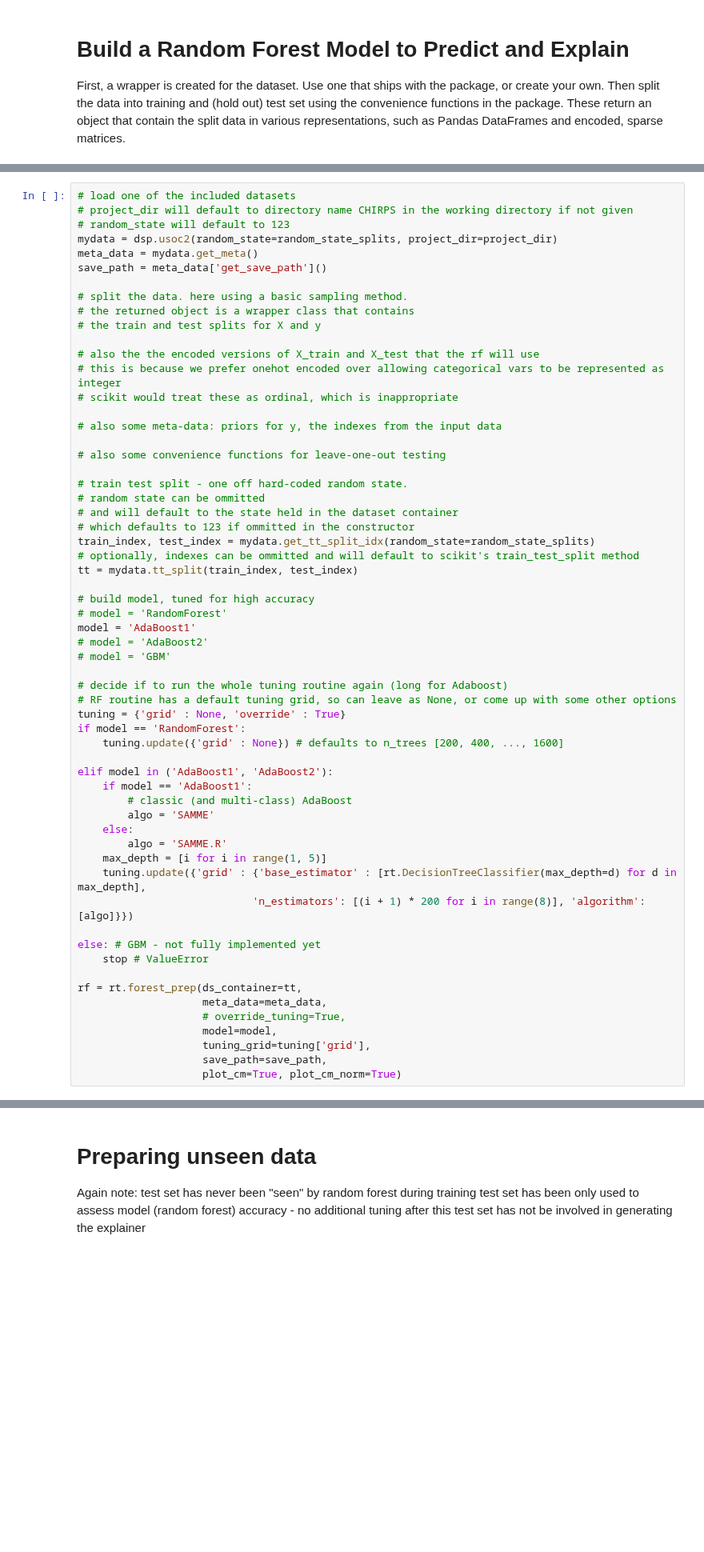
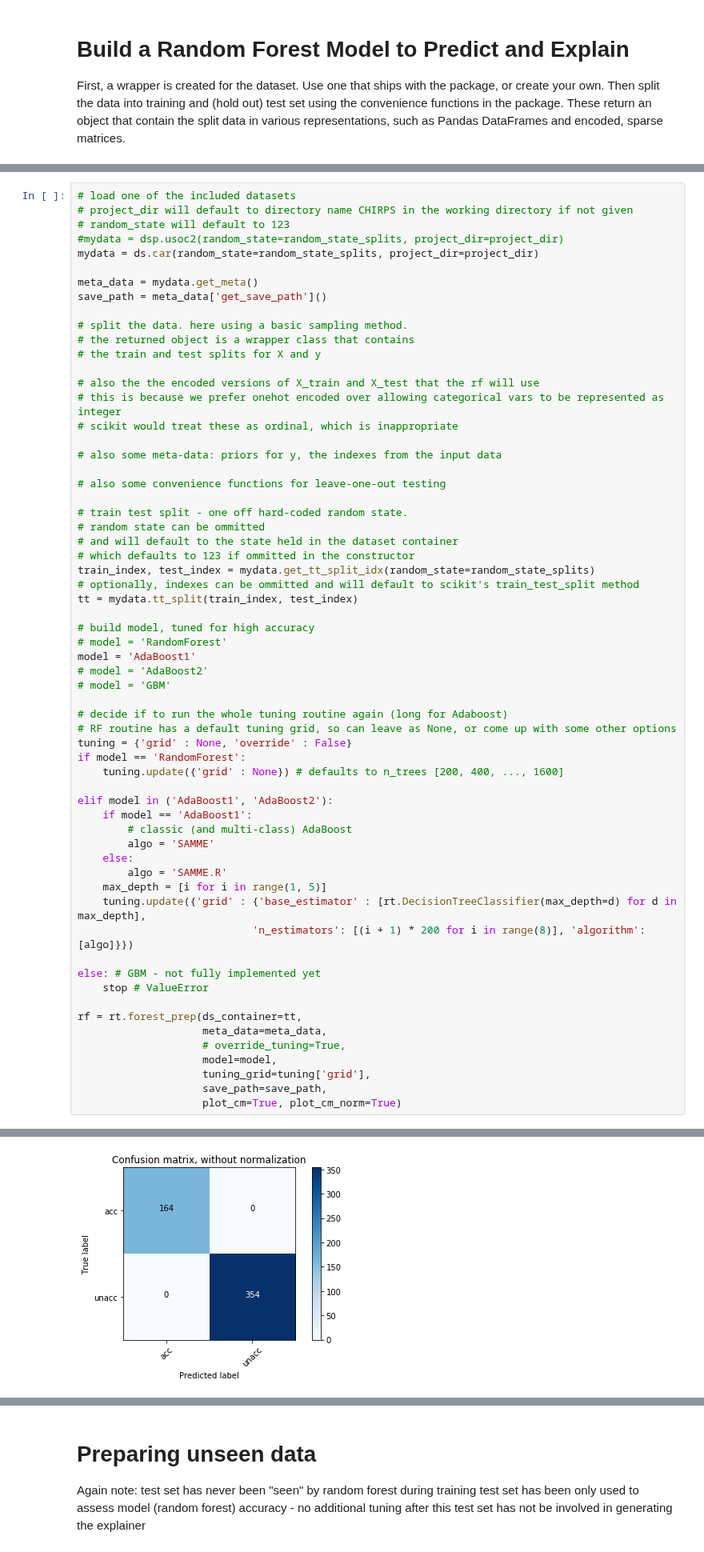
Before and after one commit to julianhatwell/explain_te, a Jupyter notebook: CHIRPS Examples.ipynb, the cells around one changed output, grey strips where cells are left out. Shown at 80% size. Saved outputs shown, nothing was run; the diff lists cells and outputs as text; blank space fills up the shorter version.

```diff
--- a/CHIRPS Examples.ipynb
+++ b/CHIRPS Examples.ipynb
@@ -43,7 +51,9 @@ Then split the data into training and (hold out) test set using the convenience
 # load one of the included datasets
 # project_dir will default to directory name CHIRPS in the working directory if not given
 # random_state will default to 123
-mydata = dsp.usoc2(random_state=random_state_splits, project_dir=project_dir)
+#mydata = dsp.usoc2(random_state=random_state_splits, project_dir=project_dir)
+mydata = ds.car(random_state=random_state_splits, project_dir=project_dir)
+
 meta_data = mydata.get_meta()
 save_path = meta_data['get_save_path']()
 
@@ -75,7 +85,7 @@ model = 'AdaBoost1'
 
 # decide if to run the whole tuning routine again (long for Adaboost)
 # RF routine has a default tuning grid, so can leave as None, or come up with some other options
-tuning = {'grid' : None, 'override' : True}
+tuning = {'grid' : None, 'override' : False}
 if model == 'RandomForest':
     tuning.update({'grid' : None}) # defaults to n_trees [200, 400, ..., 1600]
 
@@ -107,0 +133 @@ Finding best params with 10-fold CV
+[figure, added]
```
Also changed, not shown: parts of 7 cells of this notebook, 11 other files.
